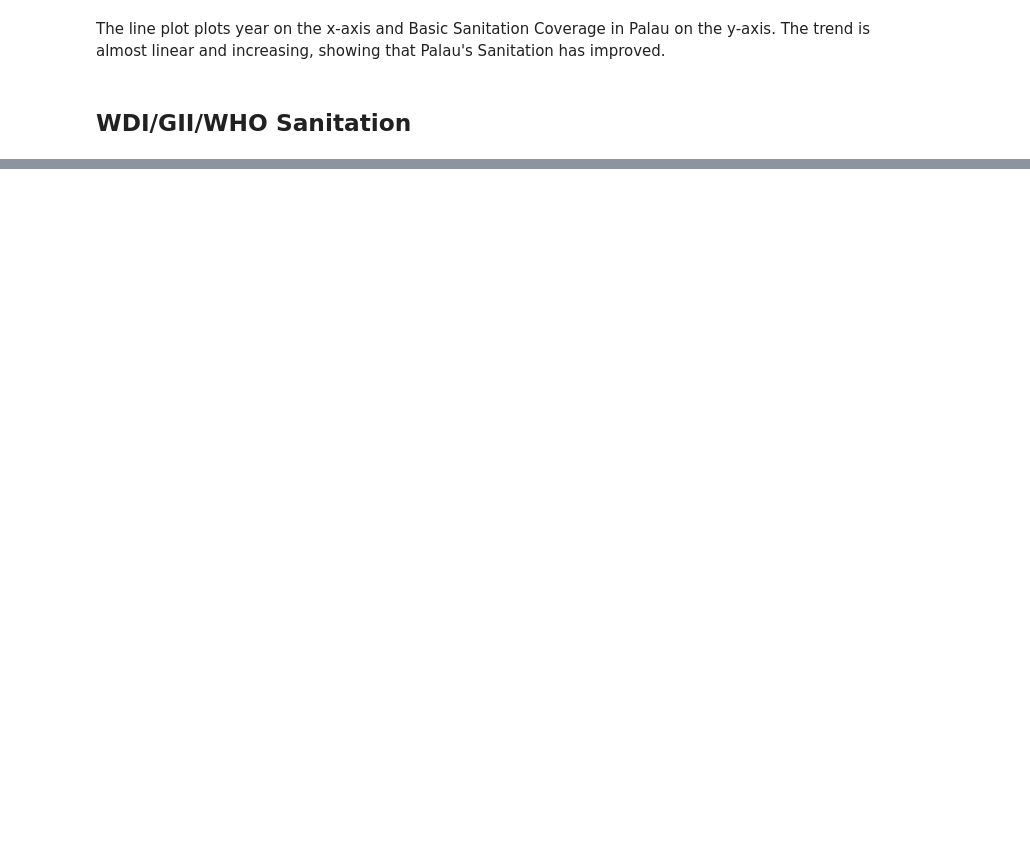
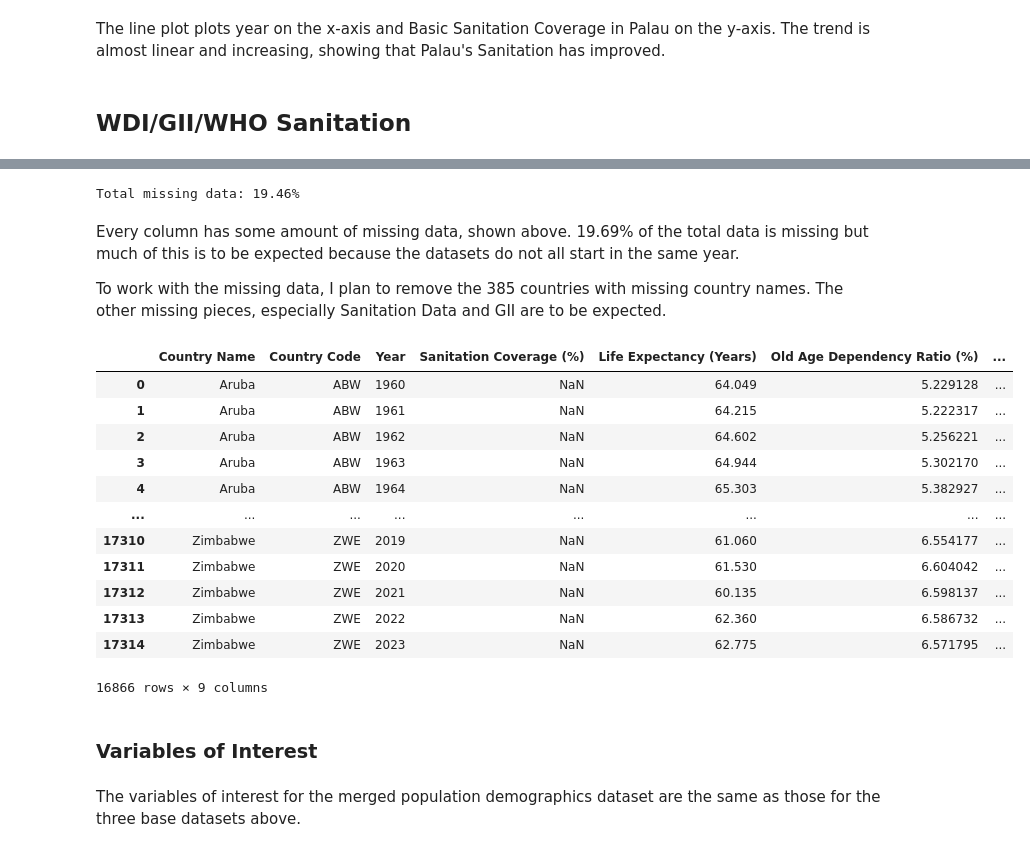
Before and after one commit to vidyabalachander/PopulationGlobalAnalysis, a Jupyter notebook: PopulationDemographics.ipynb, the cells around one changed output, grey strips where cells are left out. Cells and saved outputs as stored; diff of their text form; code cells hidden in the pictures; blank space fills up the shorter version.

```diff
--- a/PopulationDemographics.ipynb
+++ b/PopulationDemographics.ipynb
@@ -658,0 +600,31 @@ I didn't create any functions aside from the plotting functions, because I didn'
+# %%
+percent_missing = pop_demographics.isna().sum().sum() / (wdi.shape[0] * wdi.shape[1]) * 100
+print(f"Total missing data: {percent_missing:.2f}%")
+# %% [output]
+Total missing data: 19.46%
+# %% [markdown]
+Every column has some amount of missing data, shown above. 19.69% of the total data is missing but much of this is to be expected because the datasets do not all start in the same year.
+
+To work with the missing data, I plan to remove the 385 countries with missing country names. The other missing pieces, especially Sanitation Data and GII are to be expected.
+# %%
+# remove rows with missing values for country name
+pop_demographics = pop_demographics.dropna(subset=['Country Name'])
+pop_demographics
+# %% [output]
+|  | Country Name | Country Code | Year | Sanitation Coverage (%) | Life Expectancy (Years) | Old Age Dependency Ratio (%) | ... |
+| 0 | Aruba | ABW | 1960 | NaN | 64.049 | 5.229128 | ... |
+| 1 | Aruba | ABW | 1961 | NaN | 64.215 | 5.222317 | ... |
+| 2 | Aruba | ABW | 1962 | NaN | 64.602 | 5.256221 | ... |
+| 3 | Aruba | ABW | 1963 | NaN | 64.944 | 5.302170 | ... |
+| 4 | Aruba | ABW | 1964 | NaN | 65.303 | 5.382927 | ... |
+| ... | ... | ... | ... | ... | ... | ... | ... |
+| 17310 | Zimbabwe | ZWE | 2019 | NaN | 61.060 | 6.554177 | ... |
+| 17311 | Zimbabwe | ZWE | 2020 | NaN | 61.530 | 6.604042 | ... |
+| 17312 | Zimbabwe | ZWE | 2021 | NaN | 60.135 | 6.598137 | ... |
+| 17313 | Zimbabwe | ZWE | 2022 | NaN | 62.360 | 6.586732 | ... |
+| 17314 | Zimbabwe | ZWE | 2023 | NaN | 62.775 | 6.571795 | ... |
+16866 rows × 9 columns
+# %% [markdown]
+### Variables of Interest
+# %% [markdown]
+The variables of interest for the merged population demographics dataset are the same as those for the three base datasets above.
```
Also changed, not shown: parts of 39 cells of this notebook.
